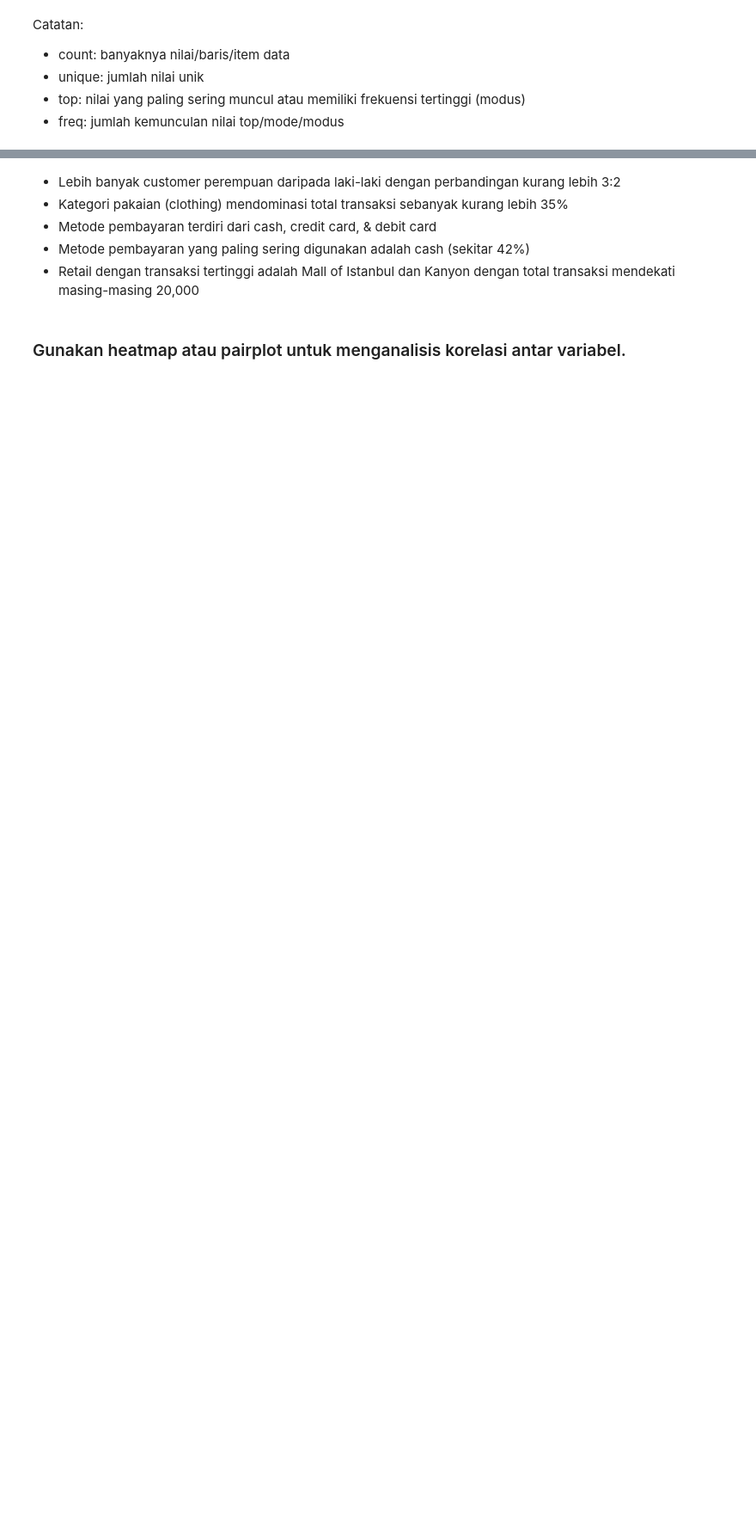
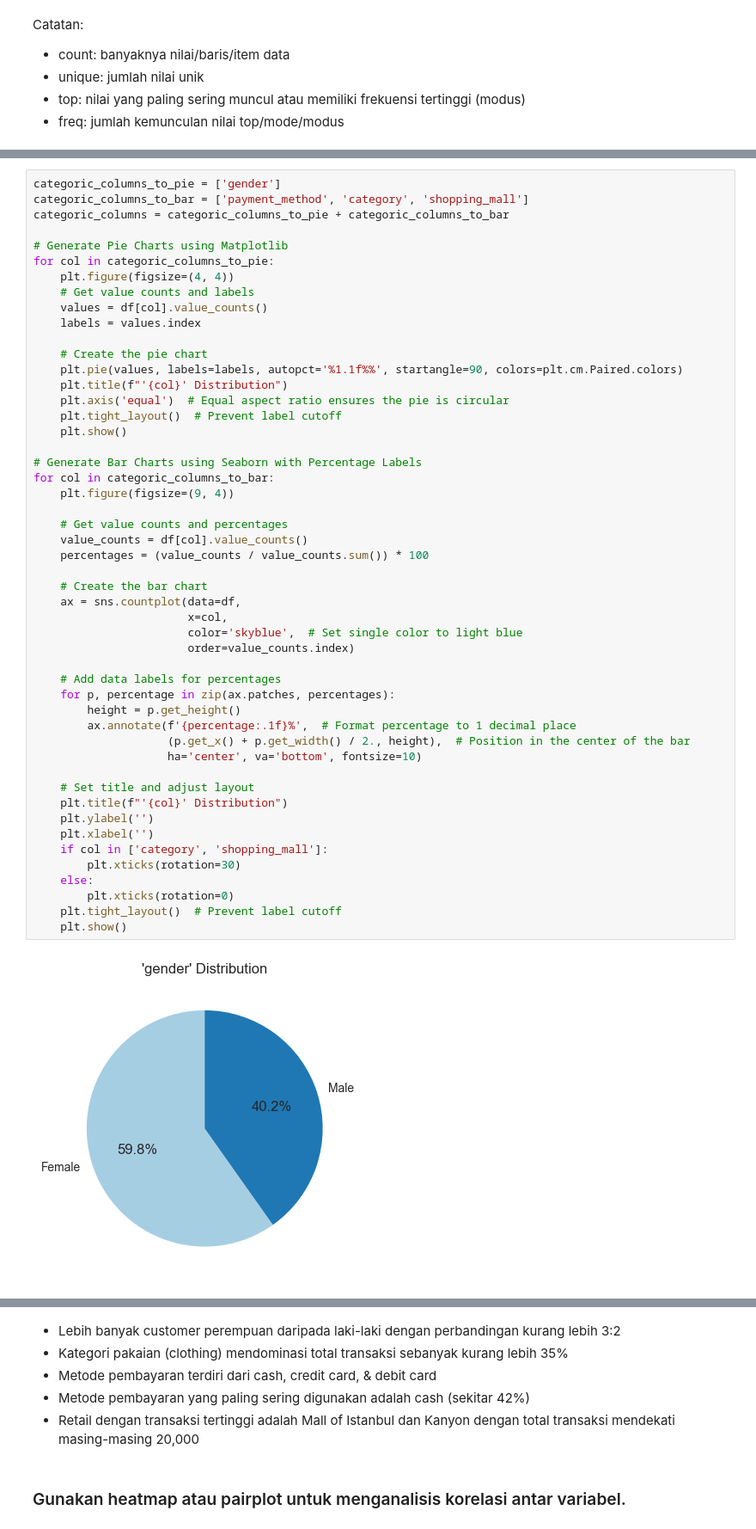
Before and after one commit to arguto1993/istanbul-retail-clustering-classification, a Jupyter notebook: clustering.ipynb, the cells around one changed output, grey strips where cells are left out. Shown at 86% size. Cells and saved outputs as stored; diff of their text form; blank space fills up the shorter version.

```diff
--- a/clustering.ipynb
+++ b/clustering.ipynb
@@ -268,0 +245,52 @@ for col in categoric_columns_to_visualize:
+# %%
+categoric_columns_to_pie = ['gender']
+categoric_columns_to_bar = ['payment_method', 'category', 'shopping_mall']
+categoric_columns = categoric_columns_to_pie + categoric_columns_to_bar
+
+# Generate Pie Charts using Matplotlib
+for col in categoric_columns_to_pie:
+    plt.figure(figsize=(4, 4))
+    # Get value counts and labels
+    values = df[col].value_counts()
+    labels = values.index
+
+    # Create the pie chart
+    plt.pie(values, labels=labels, autopct='%1.1f%%', startangle=90, colors=plt.cm.Paired.colors)
+    plt.title(f"'{col}' Distribution")
+    plt.axis('equal')  # Equal aspect ratio ensures the pie is circular
+    plt.tight_layout()  # Prevent label cutoff
+    plt.show()
+
+# Generate Bar Charts using Seaborn with Percentage Labels
+for col in categoric_columns_to_bar:
+    plt.figure(figsize=(9, 4))
+
+    # Get value counts and percentages
+    value_counts = df[col].value_counts()
+    percentages = (value_counts / value_counts.sum()) * 100
+
+    # Create the bar chart
+    ax = sns.countplot(data=df,
+                       x=col,
+                       color='skyblue',  # Set single color to light blue
+                       order=value_counts.index)
+
+    # Add data labels for percentages
+    for p, percentage in zip(ax.patches, percentages):
+        height = p.get_height()
+        ax.annotate(f'{percentage:.1f}%',  # Format percentage to 1 decimal place
+                    (p.get_x() + p.get_width() / 2., height),  # Position in the center of the bar
+                    ha='center', va='bottom', fontsize=10)
+
+    # Set title and adjust layout
+    plt.title(f"'{col}' Distribution")
+    plt.ylabel('')
+    plt.xlabel('')
+    if col in ['category', 'shopping_mall']:
+        plt.xticks(rotation=30)
+    else:
+        plt.xticks(rotation=0)
+    plt.tight_layout()  # Prevent label cutoff
+    plt.show()
+# %% [output]
+[figure, added]
```
Also changed, not shown: parts of 66 cells of this notebook, 1 other file.
